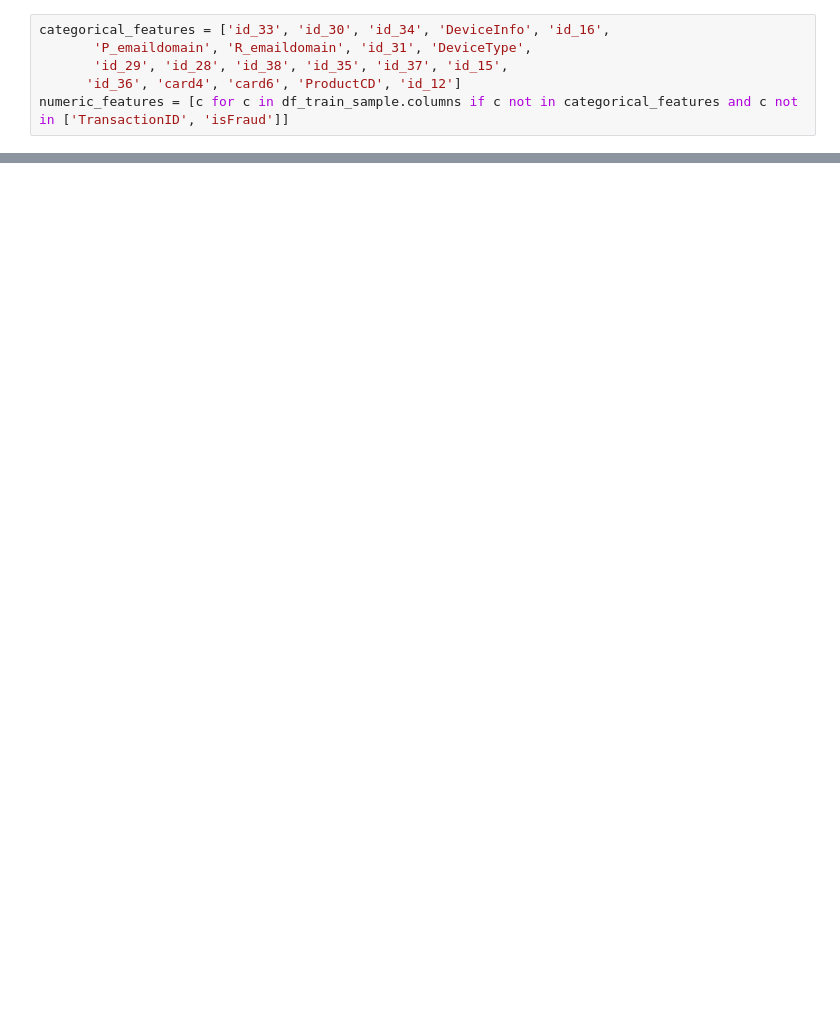
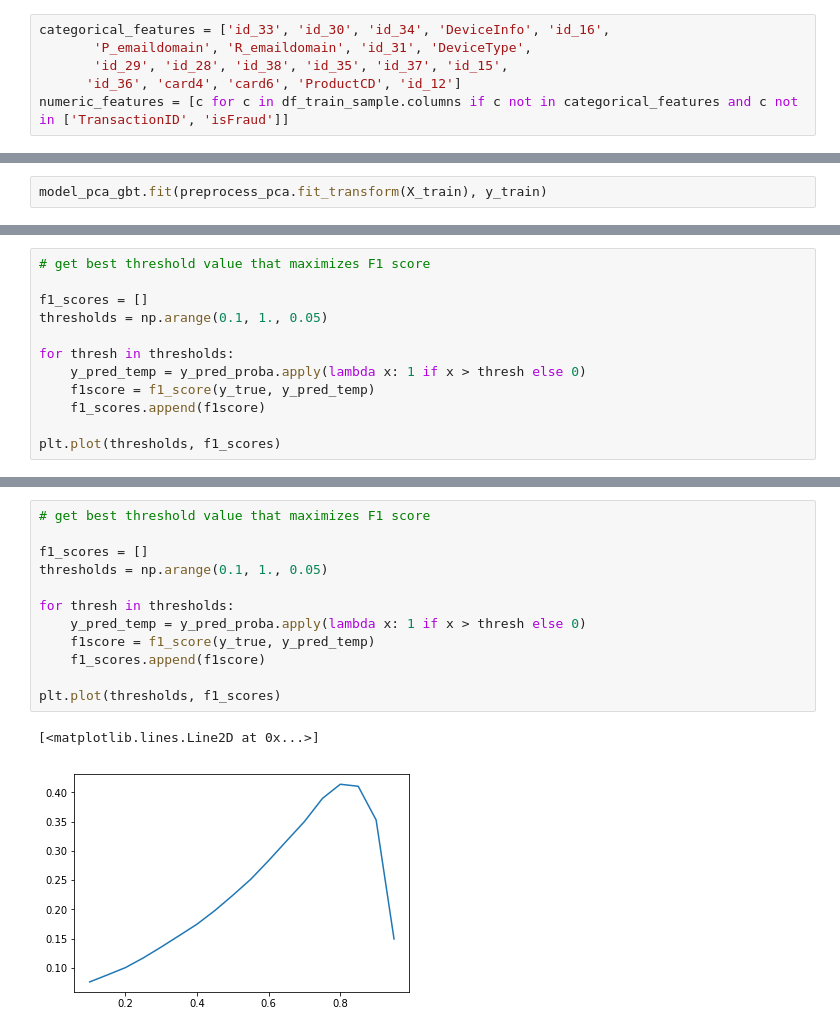
Before and after one commit to PrinceJavier/ieee_cis_fraud_detection, a Jupyter notebook: ieee_cis_fraud_detection.deep_learning.ipynb, the cells around one changed output, grey strips where cells are left out. Cells and saved outputs as stored; diff of their text form; blank space fills up the shorter version.

```diff
--- a/ieee_cis_fraud_detection.deep_learning.ipynb
+++ b/ieee_cis_fraud_detection.deep_learning.ipynb
@@ -53,0 +157,2 @@ clf.fit(X_train, y_train)
+# %%
+model_pca_gbt.fit(preprocess_pca.fit_transform(X_train), y_train)
@@ -53,0 +185,12 @@ clf.fit(X_train, y_train)
+# %%
+# get best threshold value that maximizes F1 score
+
+f1_scores = []
+thresholds = np.arange(0.1, 1., 0.05)
+
+for thresh in thresholds:
+    y_pred_temp = y_pred_proba.apply(lambda x: 1 if x > thresh else 0)
+    f1score = f1_score(y_true, y_pred_temp)
+    f1_scores.append(f1score)
+
+plt.plot(thresholds, f1_scores)
@@ -53,0 +298,15 @@ clf.fit(X_train, y_train)
+# %%
+# get best threshold value that maximizes F1 score
+
+f1_scores = []
+thresholds = np.arange(0.1, 1., 0.05)
+
+for thresh in thresholds:
+    y_pred_temp = y_pred_proba.apply(lambda x: 1 if x > thresh else 0)
+    f1score = f1_score(y_true, y_pred_temp)
+    f1_scores.append(f1score)
+
+plt.plot(thresholds, f1_scores)
+# %% [output]
+[<matplotlib.lines.Line2D at 0x...>]
+[figure, added]
```
Also changed, not shown: parts of 94 cells of this notebook, 4 other files.
